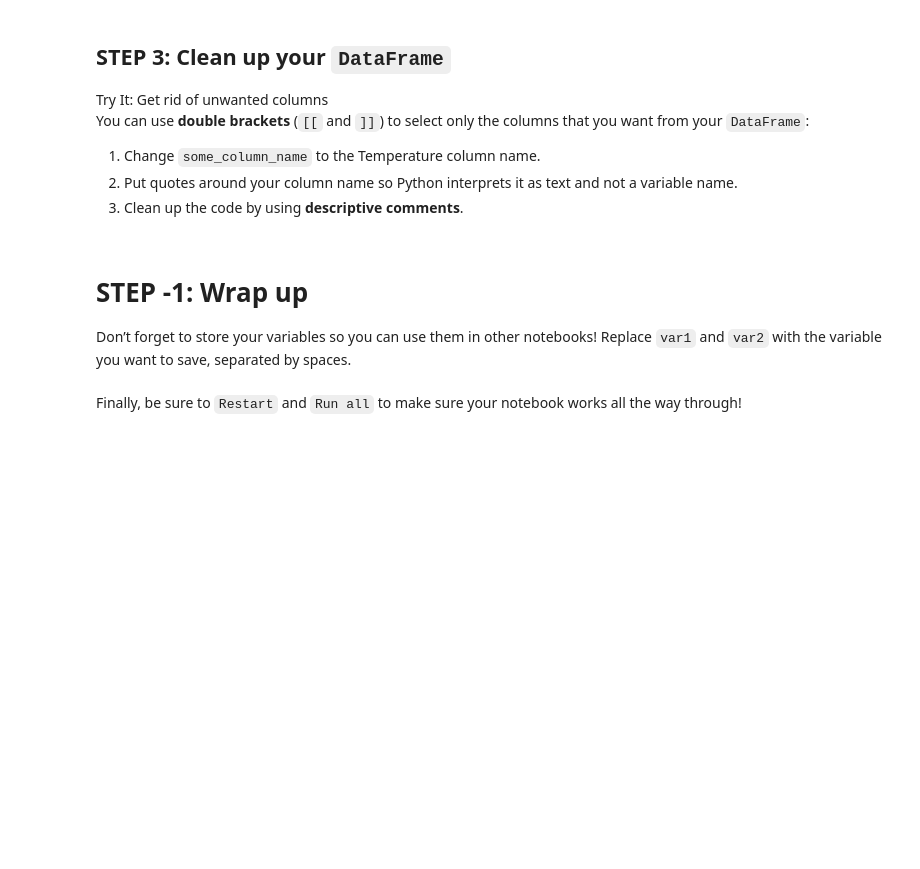
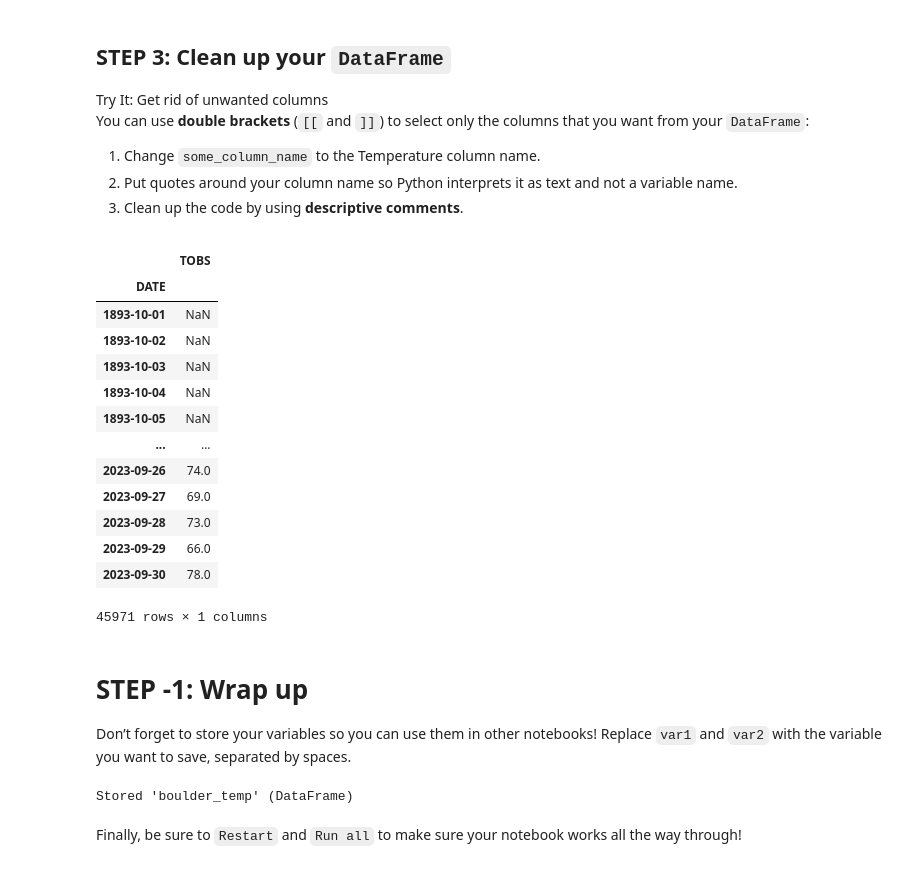
Before and after one commit to earthlab-education/02-climate-nquarder, a Jupyter notebook: 02-climate-wrangling.ipynb, the cells around one changed output. Cells and saved outputs as stored; diff of their text form; code cells hidden in the pictures; blank space fills up the shorter version.

```diff
--- a/02-climate-wrangling.ipynb
+++ b/02-climate-wrangling.ipynb
@@ -196,8 +197,24 @@ and not a variable name.</li>
 comments</strong>.</li>
 </ol></div></div>
 # %%
-climate_df = climate_df[[some_column_name]]
-climate_df
+# Select only the temperature column
+boulder_temp = boulder_climate[["TOBS"]]
+boulder_temp
+# %% [output]
+|  | TOBS |
+| DATE |  |
+| 1893-10-01 | NaN |
+| 1893-10-02 | NaN |
+| 1893-10-03 | NaN |
+| 1893-10-04 | NaN |
+| 1893-10-05 | NaN |
+| ... | ... |
+| 2023-09-26 | 74.0 |
+| 2023-09-27 | 69.0 |
+| 2023-09-28 | 73.0 |
+| 2023-09-29 | 66.0 |
+| 2023-09-30 | 78.0 |
+45971 rows × 1 columns
 # %% [markdown]
 # STEP -1: Wrap up
 
@@ -205,7 +222,9 @@ Don’t forget to store your variables so you can use them in other
 notebooks! Replace `var1` and `var2` with the variable you want to save,
 separated by spaces.
 # %%
-%store var1 var2
+%store boulder_temp
+# %% [output]
+Stored 'boulder_temp' (DataFrame)
 # %% [markdown]
 Finally, be sure to `Restart` and `Run all` to make sure your notebook
 works all the way through!
```
Also changed, not shown: parts of 2 cells of this notebook.
